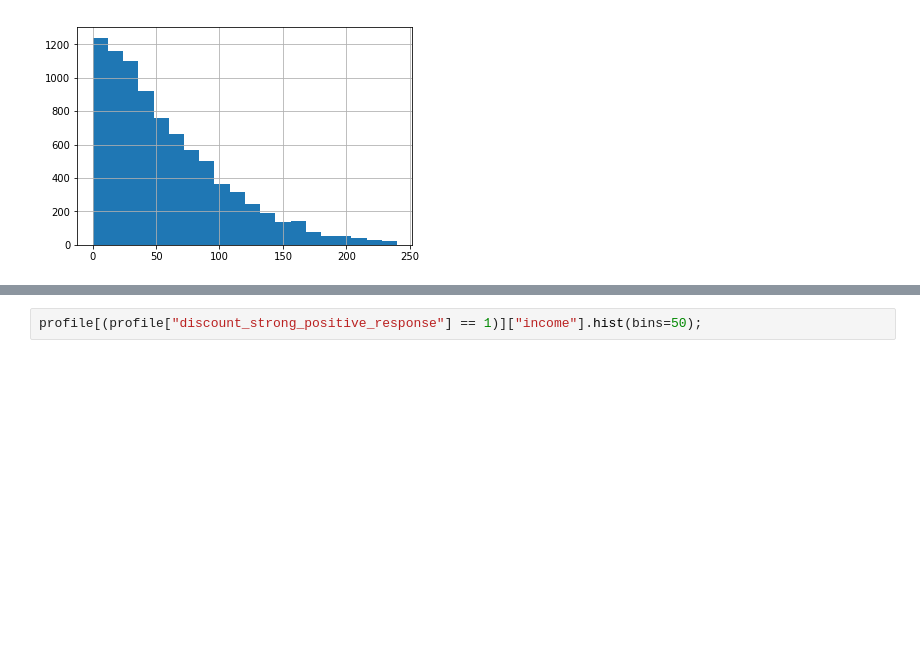
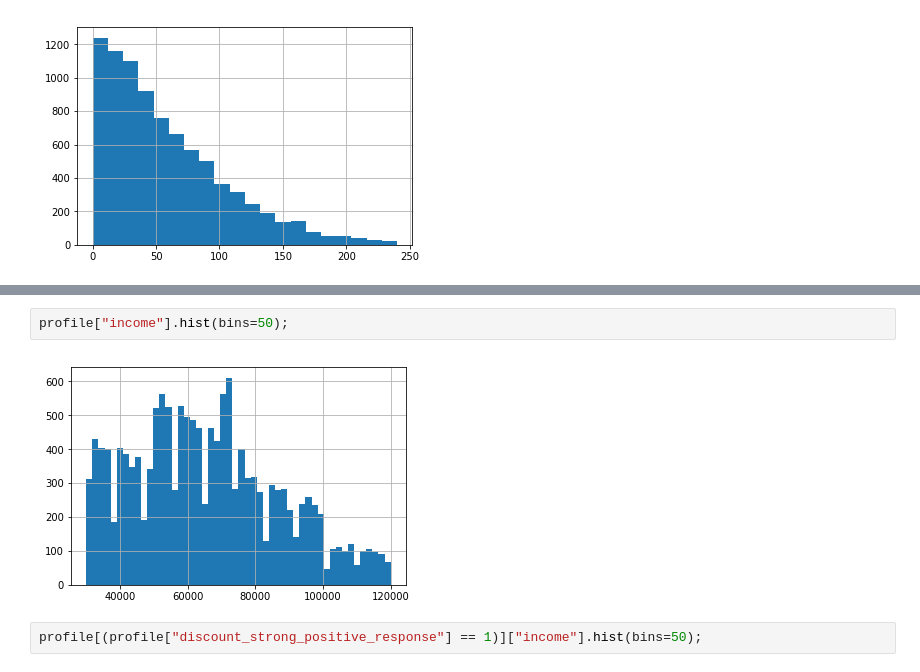
Before and after one commit to keigito/Starbucks_Customer_Analysis, a Jupyter notebook: Starbucks_Capstone_notebook.ipynb, the cells around one changed output, grey strips where cells are left out. Saved outputs shown, nothing was run; the diff lists cells and outputs as text; blank space fills up the shorter version.

```diff
--- a/Starbucks_Capstone_notebook.ipynb
+++ b/Starbucks_Capstone_notebook.ipynb
@@ -829,3 +967,7 @@ profile["discount_avg_view_to_complete_time"].hist(bins=20);
+# %%
+profile["income"].hist(bins=50);
+# %% [output]
+[figure, added]
 # %%
 profile[(profile["discount_strong_positive_response"] == 1)]["income"].hist(bins=50);
 # %% [output]
```
Also changed, not shown: parts of 30 cells of this notebook.
